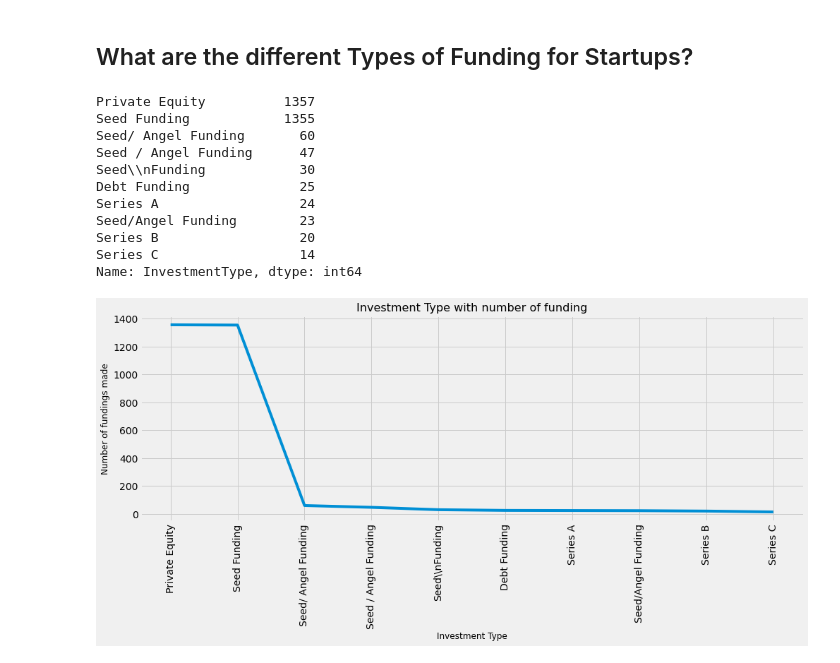
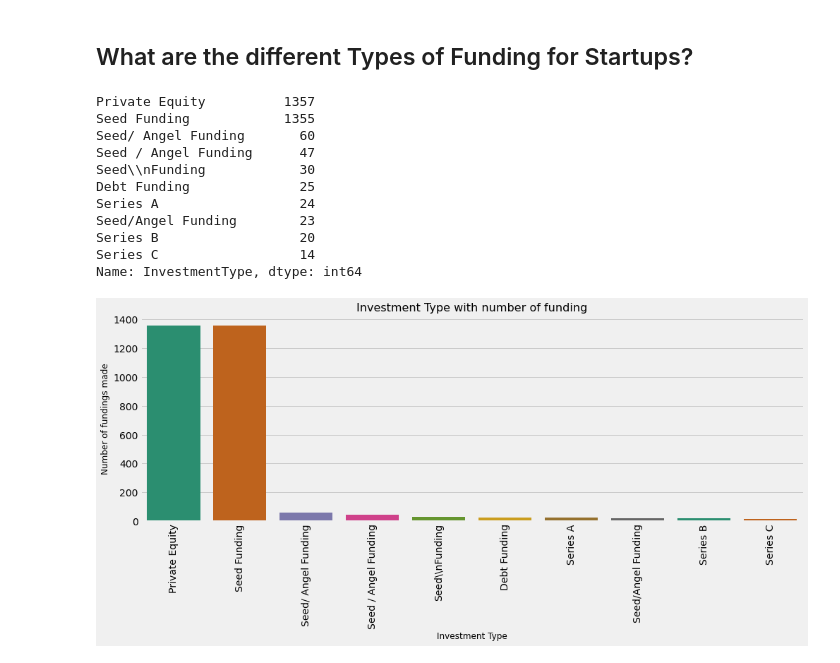
Before and after one commit to MSaaad/Data-science-practice, a Jupyter notebook: Startup case study and analysis/Growth of indian startups.ipynb, the cells around one changed output. Saved outputs shown, nothing was run; the diff lists cells and outputs as text; code cells hidden in the pictures.

```diff
--- a/Startup case study and analysis/Growth of indian startups.ipynb
+++ b/Startup case study and analysis/Growth of indian startups.ipynb
@@ -375,27 +375,27 @@ Name: InvestorsName, dtype: int64
 # %%
 investment = data['InvestmentType'].value_counts().head(10)
 print(investment)
 
 data['InvestmentType'][data['InvestmentType'] == 'SeedFunding'] = 'Seed Funding'
 data['InvestmentType'][data['InvestmentType'] == 'Crowd funding'] = 'Crowd Funding'
 data['InvestmentType'][data['InvestmentType'] == 'PrivateEquity'] = 'Private Equity'
 
-sns.lineplot(investment.index, investment.values, palette = 'summer')
+sns.barplot(investment.index, investment.values, palette = 'Dark2')
 plt.xticks(rotation='vertical')
 plt.xlabel('Investment Type', fontsize=12)
 plt.ylabel('Number of fundings made', fontsize=12)
 plt.title("Investment Type with number of funding", fontsize=16)
 plt.show()
 # %% [output]
 Private Equity          1357
 Seed Funding            1355
 Seed/ Angel Funding       60
 Seed / Angel Funding      47
 Seed\\nFunding            30
 Debt Funding              25
 Series A                  24
 Seed/Angel Funding        23
 Series B                  20
 Series C                  14
 Name: InvestmentType, dtype: int64
-[figure, old version]
+[figure, new version]
```
Also changed, not shown: 3 other files.
